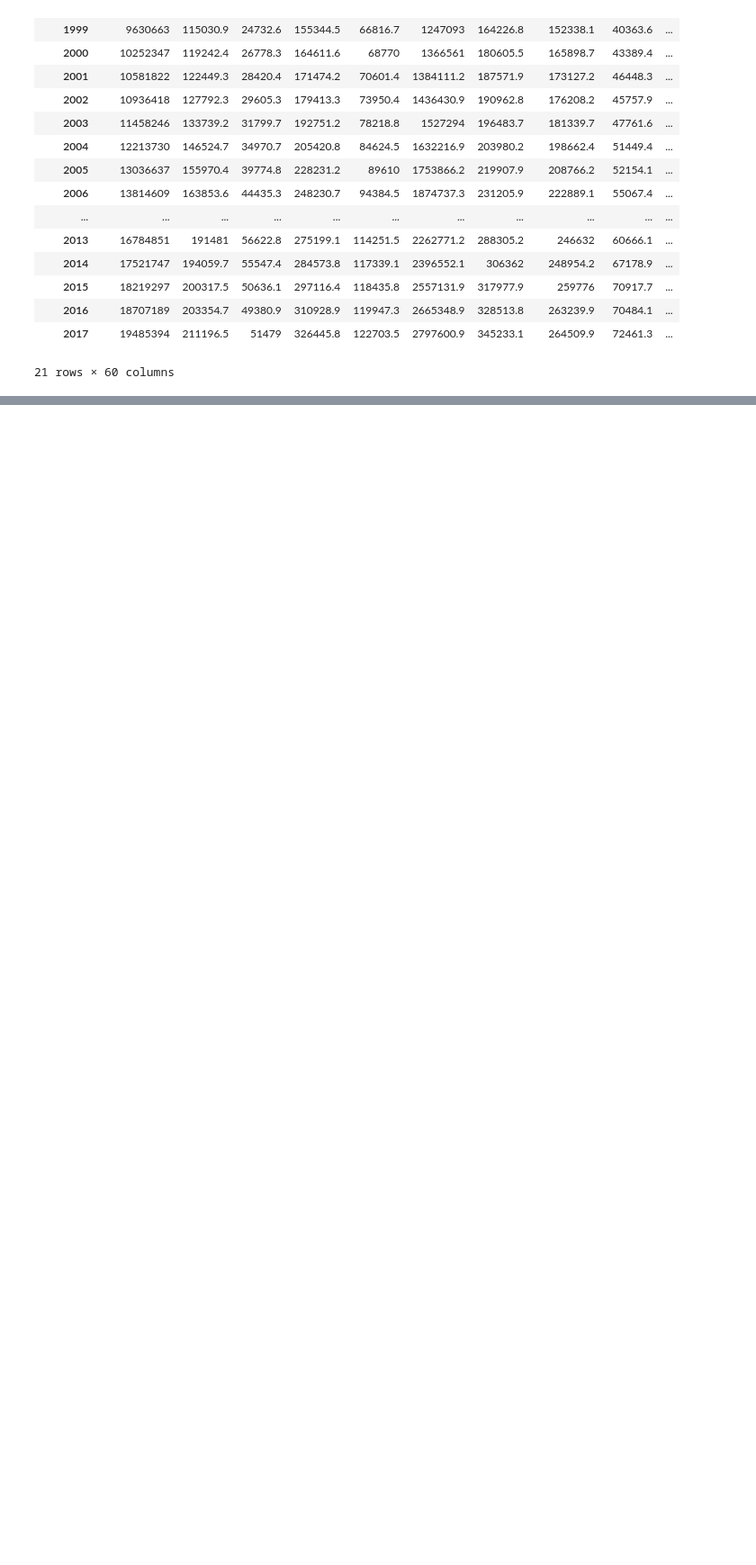
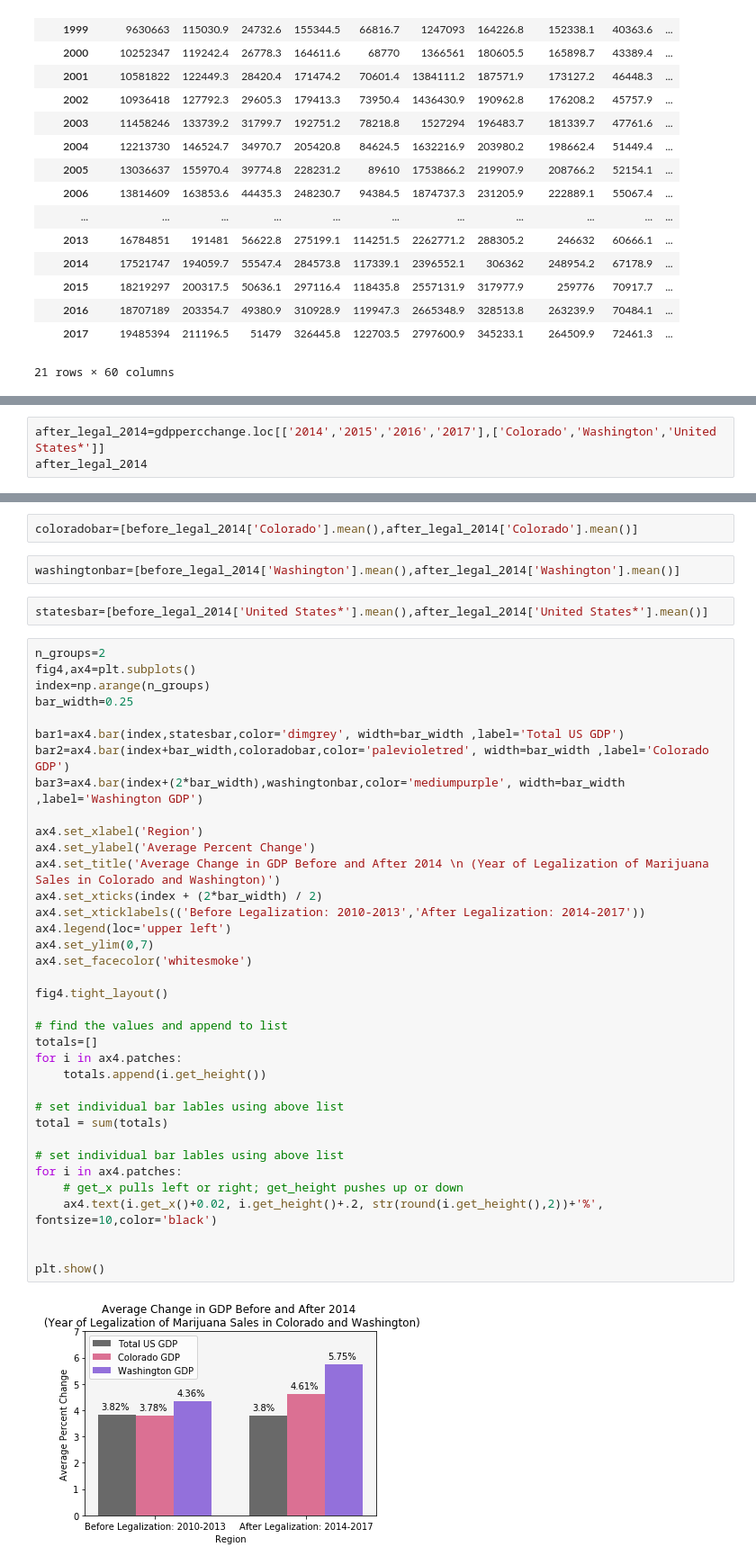
Before and after one commit to chane-d/group-project-one, a Jupyter notebook: GDP_Toni/GDP_test_toni.ipynb, the cells around one changed output, grey strips where cells are left out. Shown: that part at 90% size. Drawn from its saved outputs; the diff is of its cells as text; blank space fills up the shorter version.

```diff
--- a/GDP_Toni/GDP_test_toni.ipynb
+++ b/GDP_Toni/GDP_test_toni.ipynb
@@ -106,0 +158,3 @@ gdp2
+# %%
+after_legal_2014=gdppercchange.loc[['2014','2015','2016','2017'],['Colorado','Washington','United States*']]
+after_legal_2014
@@ -106,0 +167,44 @@ gdp2
+# %%
+coloradobar=[before_legal_2014['Colorado'].mean(),after_legal_2014['Colorado'].mean()]
+# %%
+washingtonbar=[before_legal_2014['Washington'].mean(),after_legal_2014['Washington'].mean()]
+# %%
+statesbar=[before_legal_2014['United States*'].mean(),after_legal_2014['United States*'].mean()]
+# %%
+n_groups=2
+fig4,ax4=plt.subplots()
+index=np.arange(n_groups)
+bar_width=0.25
+
+bar1=ax4.bar(index,statesbar,color='dimgrey', width=bar_width ,label='Total US GDP')
+bar2=ax4.bar(index+bar_width,coloradobar,color='palevioletred', width=bar_width ,label='Colorado GDP')
+bar3=ax4.bar(index+(2*bar_width),washingtonbar,color='mediumpurple', width=bar_width ,label='Washington GDP')
+
+ax4.set_xlabel('Region')
+ax4.set_ylabel('Average Percent Change')
+ax4.set_title('Average Change in GDP Before and After 2014 \n (Year of Legalization of Marijuana Sales in Colorado and Washington)')
+ax4.set_xticks(index + (2*bar_width) / 2)
+ax4.set_xticklabels(('Before Legalization: 2010-2013','After Legalization: 2014-2017'))
+ax4.legend(loc='upper left')
+ax4.set_ylim(0,7)
+ax4.set_facecolor('whitesmoke')
+
+fig4.tight_layout()
+
+# find the values and append to list
+totals=[]
+for i in ax4.patches:
+    totals.append(i.get_height())
+
+# set individual bar lables using above list
+total = sum(totals)
+
+# set individual bar lables using above list
+for i in ax4.patches:
+    # get_x pulls left or right; get_height pushes up or down
+    ax4.text(i.get_x()+0.02, i.get_height()+.2, str(round(i.get_height(),2))+'%', fontsize=10,color='black')
+
+
+plt.show()
+# %% [output]
+[figure, added]
```
Also changed, not shown: parts of 16 cells of this notebook, 2 other files.
